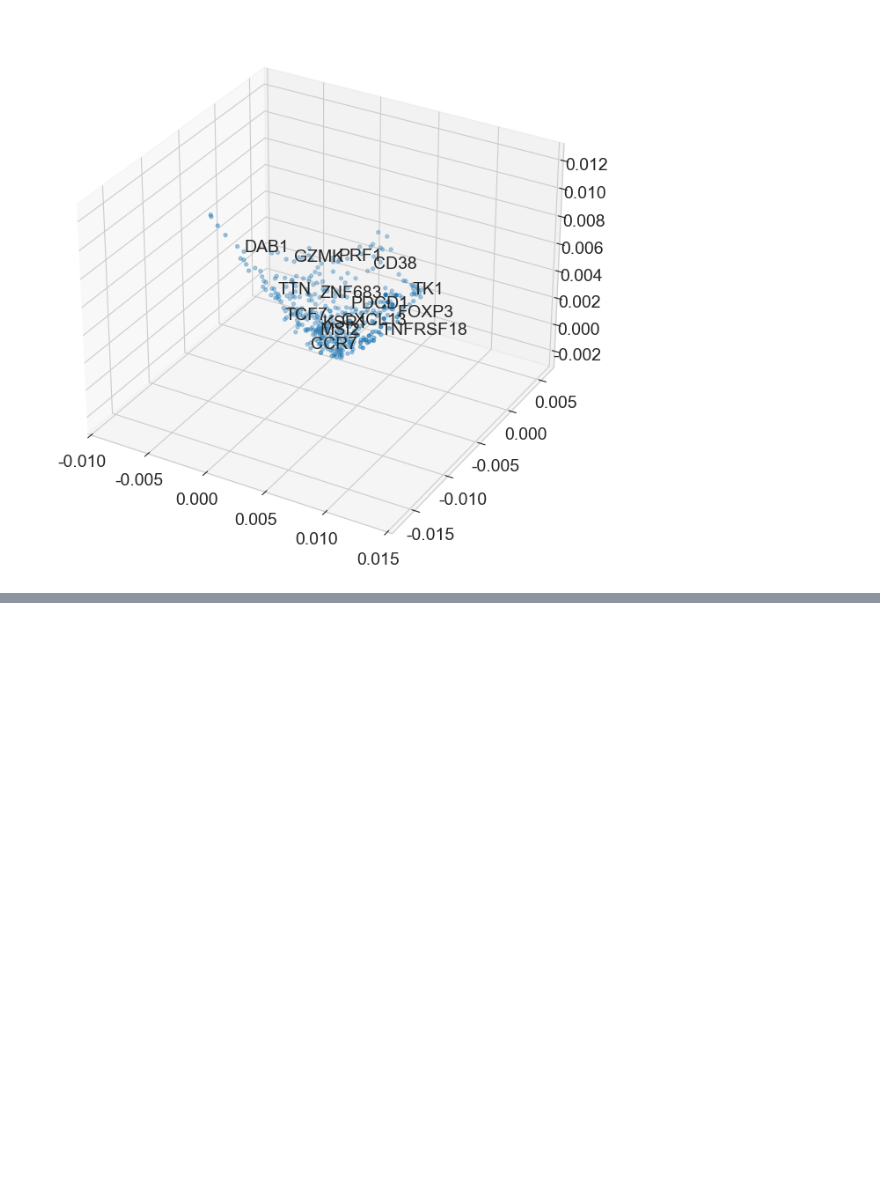
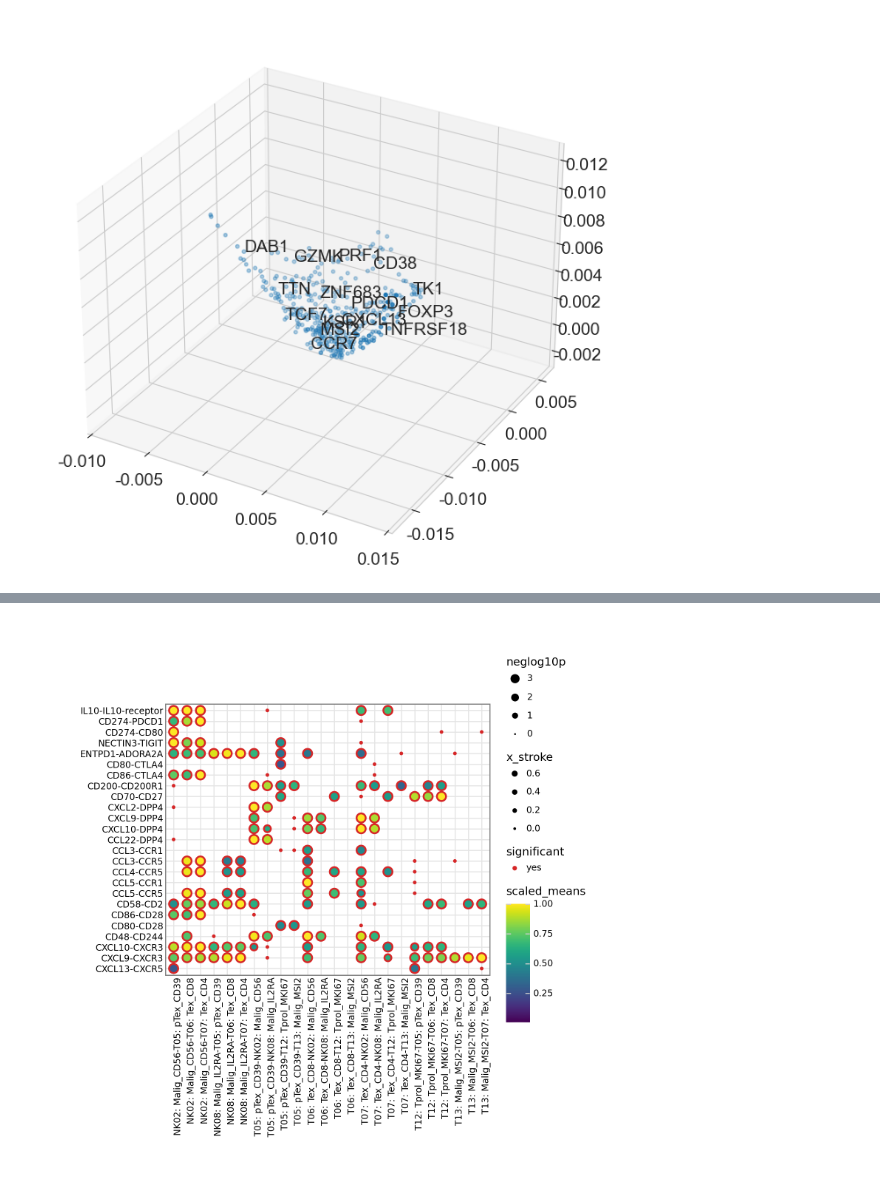
Before and after one commit to lyotvincent/ENKTCL-analysis, a Jupyter notebook: Figure6.ipynb, the cells around one changed output, grey strips where cells are left out. Drawn from its saved outputs; the diff is of its cells as text; code cells hidden in the pictures; blank space fills up the shorter version.

```diff
--- a/Figure6.ipynb
+++ b/Figure6.ipynb
@@ -458,0 +473,4 @@ fig.savefig(f"{figPath}/Fig6e.pdf", bbox_inches='tight')
+# %%
+# Concatenate NK and purified T cell subsets (exclude NK/NKT-like and mixed states) to form combined T-NK dataset
+adata_CC = adata_NK.concatenate(adata_T[~adata_T.obs['CellStateLabels'].isin(['T14: NK/NKT-like',
+       'T15: mixed'])], batch_key='major', batch_categories=['NK', 'T'])
@@ -458,0 +657,36 @@ fig.savefig(f"{figPath}/Fig6e.pdf", bbox_inches='tight')
+# %%
+DEFAULT_SEP = ">@<"
+df.interaction_group = [c.split(DEFAULT_SEP * 3)[1] for c in df.interaction_group]
+y_order = ['IL10-IL10-receptor',
+           'CD274-PDCD1',
+           'CD274-CD80',
+           'NECTIN3-TIGIT',
+           'ENTPD1-ADORA2A',
+           'CD80-CTLA4',
+           'CD86-CTLA4',
+           'CD200-CD200R1',
+           'CD70-CD27',
+         'CXCL2-DPP4',
+         'CXCL9-DPP4',
+           'CXCL10-DPP4',
+           'CCL22-DPP4',
+           'CCL3-CCR1',
+           'CCL3-CCR5',
+           'CCL4-CCR5',
+           'CCL5-CCR1',
+         'CCL5-CCR5',
+           'CD58-CD2',
+           'CD86-CD28',
+             'CD80-CD28',
+             'CD48-CD244',
+             'CXCL10-CXCR3',
+             'CXCL9-CXCR3',
+             'CXCL13-CXCR5']
+y_order.reverse()
+df['interaction_group'] = pd.Categorical(df['interaction_group'], categories=y_order, ordered=True)
+# %%
+ax_Tex_pre = myplot_cpdb(df, figure_size=(7,6))
+ax_Tex_pre.save(f"{figPath}/Fig6f-pre.pdf")
+ax_Tex_pre.show()
+# %% [output]
+[figure, added]
```
Also changed, not shown: parts of 10 cells of this notebook, 2 other files.
